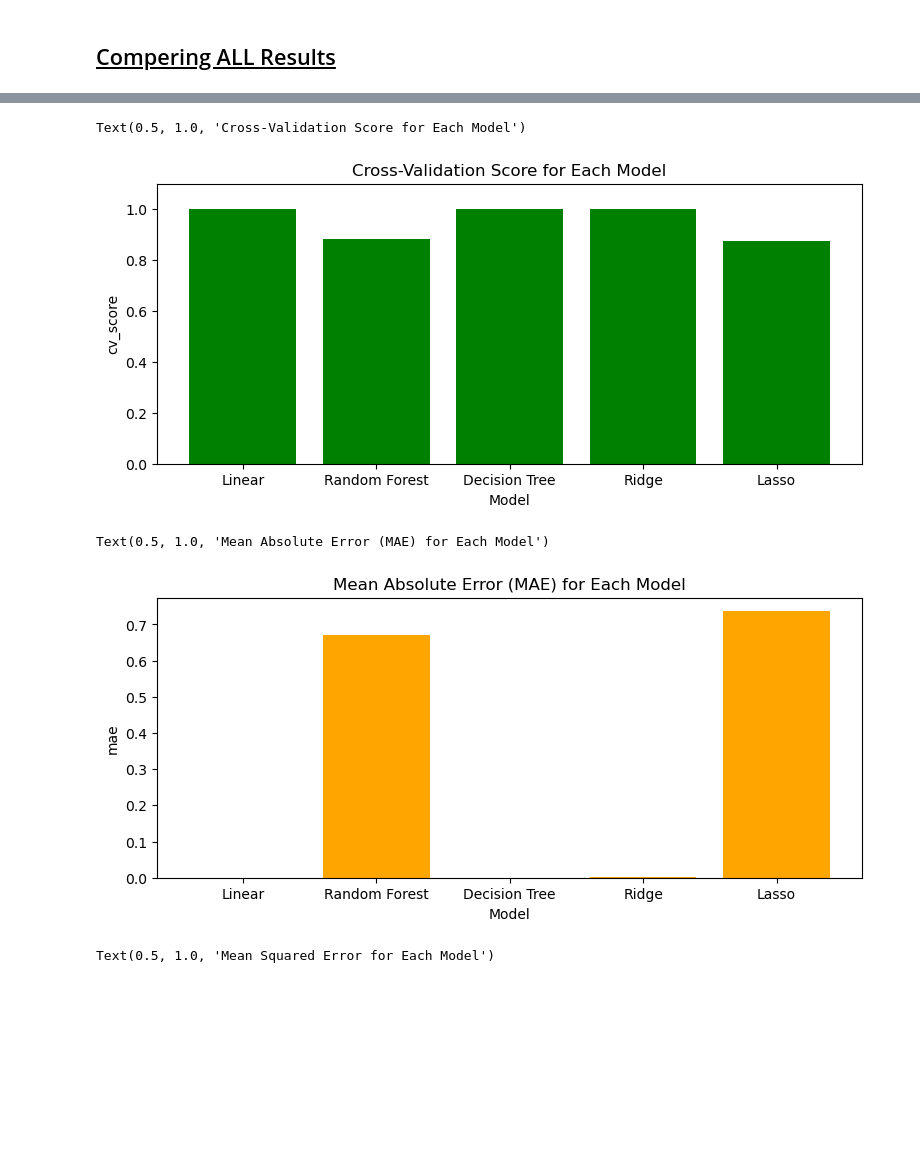
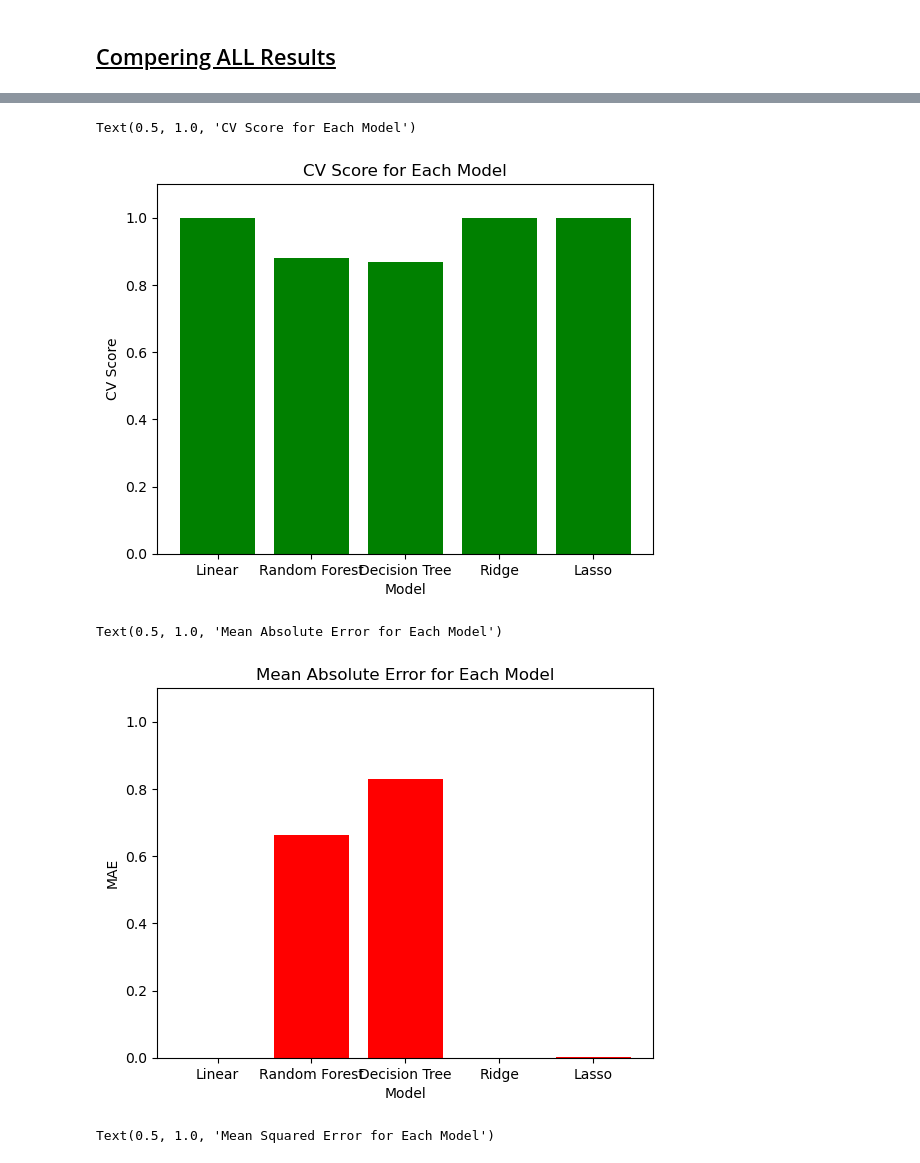
Before and after one commit to Ayushsharma707/OIBSIP, a Jupyter notebook: Car Price Prediction With Machine Learning/car_price_prediction_notebook.ipynb, the cells around one changed output, grey strips where cells are left out. Drawn from its saved outputs; the diff is of its cells as text; code cells hidden in the pictures; blank space fills up the shorter version.

```diff
--- a/Car Price Prediction With Machine Learning/car_price_prediction_notebook.ipynb
+++ b/Car Price Prediction With Machine Learning/car_price_prediction_notebook.ipynb
@@ -791,26 +791,27 @@ plt.show()
 ## <u>Compering ALL Results</u>
 # %%
 import pandas as pd
+import matplotlib.pyplot as plt
 
 # Data for models and metrics
 models = ['Linear', 'Random Forest', 'Decision Tree', 'Ridge', 'Lasso']
-r2_values = [1.000000, 0.909031, 1.000000, 1.000000, 0.916837]
-cv_scores = [1.000000, 0.884364, 1.000000, 1.000000, 0.873081]
-mae_values = [1.277427e-14, 0.669505, 3.850307e-06, 0.001428706, 0.737033]
-mse_values = [2.796657e-28, 2.720511, 4.267472e-11, 5.507583e-06, 2.487085]
+r2_values = [1.0, 0.9115913814190445, 0.8973687993890409, 0.999999999998573, 0.9999998158372005]
+cv_scores = [1.0, 0.8793768757197713, 0.8682929856261703, 0.9999999999970216, 0.999999760010394]
+mae_values = [1.2774274922349123e-14, 0.6614252747252745, 0.829010989010989, 3.850307350024544e-06, 0.0014287057009348453]
+mse_values = [2.7966571791528636e-28, 2.6439531607692293, 3.0692945054945047, 4.267472132141488e-11, 5.507583123822728e-06]
 
 # Create a DataFrame
 results = pd.DataFrame({
     'Model': models,
     'r^2': r2_values,
-    'cv_score': cv_scores,
-    'mae': mae_values,
-    'mse': mse_values
+    'CV Score': cv_scores,
+    'MAE': mae_values,
+    'MSE': mse_values
 })
 
-# Transpose the DataFrame for better alignment
+# Transpose the DataFrame for better alignment (optional)
 results_transposed = results.set_index('Model').transpose()
 
-# Display the transposed DataFrame
+# Display the transposed DataFrame (optional)
 print(results_transposed)
 # %% [output]
@@ -835,26 +837,25 @@ KeyError: 'model'
 # %%
-# Plot cv_score
-plt.figure(figsize=(20,8))
-plt.subplot(2, 2, 2)
-plt.bar(results['model'], results['cv_score'], color='green')
+# Plot CV Score
+plt.subplot(1, 1, 1)
+plt.bar(results['Model'], results['CV Score'], color='green')
 plt.ylim(0, 1.1)  # Set ylim to ensure all values are visible
 plt.xlabel('Model')
-plt.ylabel('cv_score')
-plt.title('Cross-Validation Score for Each Model')
+plt.ylabel('CV Score')
+plt.title('CV Score for Each Model')
 # %% [output]
-Text(0.5, 1.0, 'Cross-Validation Score for Each Model')
+Text(0.5, 1.0, 'CV Score for Each Model')
-[figure, old version]
+[figure, new version]
 # %%
-# Plot mae
-plt.figure(figsize=(20,8))
-plt.subplot(2, 2, 2)
-plt.bar(results['model'], results['mae'], color='orange')
+# Plot MAE
+plt.subplot(1, 1, 1)
+plt.bar(results['Model'], results['MAE'], color='red')
+plt.ylim(0, 1.1)
 plt.xlabel('Model')
-plt.ylabel('mae')
-plt.title('Mean Absolute Error (MAE) for Each Model')
+plt.ylabel('MAE')
+plt.title('Mean Absolute Error for Each Model')
 # %% [output]
-Text(0.5, 1.0, 'Mean Absolute Error (MAE) for Each Model')
+Text(0.5, 1.0, 'Mean Absolute Error for Each Model')
-[figure, old version]
+[figure, new version]
 # %%
 plt.figure(figsize=(20,8))
 plt.subplot(2, 2, 2)
```
Also changed, not shown: parts of 10 cells of this notebook.
